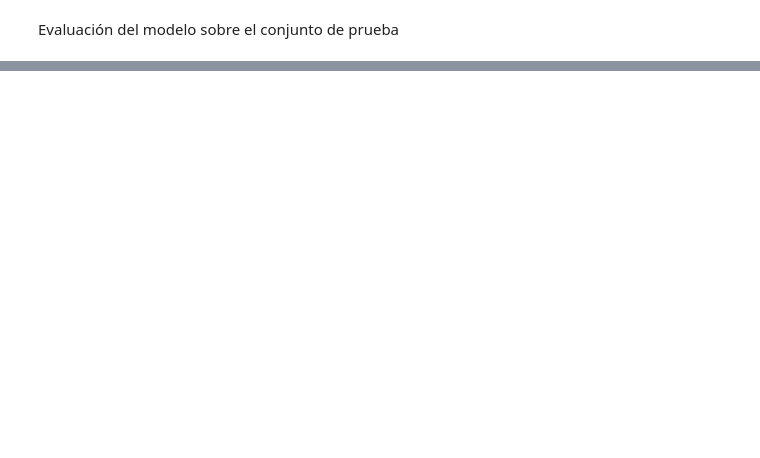
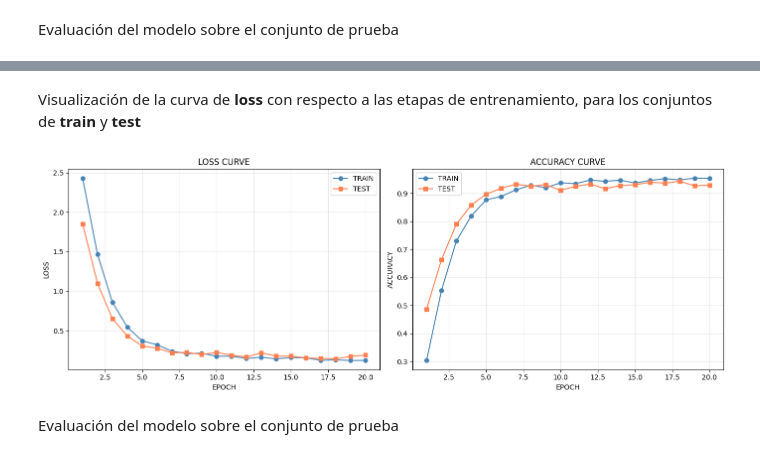
Before and after one commit to ISIS-4219-Assignments/Assignment-7, a Jupyter notebook: src/laboratorio_7_actividad.ipynb, the cells around one changed output, grey strips where cells are left out. Saved outputs shown, nothing was run; the diff lists cells and outputs as text; code cells hidden in the pictures; blank space fills up the shorter version.

```diff
--- a/src/laboratorio_7_actividad.ipynb
+++ b/src/laboratorio_7_actividad.ipynb
@@ -578,0 +599,7 @@ Hypersegmented_Neutrophil       1.00      0.59      0.75        64
+# %%
+with tf.device("/CPU:0"):
+    model.compile(
+        optimizer = keras.optimizers.Adam(learning_rate=0.001),
+        loss = keras.losses.SparseCategoricalCrossentropy(from_logits=True),
+        metrics = ["accuracy"]
+    )
@@ -578,0 +608,10 @@ Hypersegmented_Neutrophil       1.00      0.59      0.75        64
+# %%
+with tf.device("/CPU:0"):
+    history = model.fit(
+        X_train,
+        y_train,
+        validation_data = (X_test, y_test),
+        epochs = 20,
+        batch_size = 64,
+        verbose = 1
+    )
@@ -578,0 +637,27 @@ Hypersegmented_Neutrophil       1.00      0.59      0.75        64
+# %% [markdown]
+Visualización de la curva de **loss** con respecto a las etapas de entrenamiento, para los conjuntos de **train** y **test**
+# %%
+fig, (ax1, ax2) = plt.subplots(1, 2, figsize = (14, 5))
+
+ax1.plot(range(1, epochs + 1), history.history["loss"], marker = "o", label = "TRAIN", color = "steelblue")
+ax1.plot(range(1, epochs + 1), history.history["val_loss"], marker = "s", label = "TEST", color = "coral")
+ax1.set_xlabel("EPOCH")
+ax1.set_ylabel("LOSS")
+ax1.set_title("LOSS CURVE")
+ax1.legend()
+ax1.grid(True, alpha = 0.3)
+
+ax2.plot(range(1, epochs + 1), history.history["accuracy"], marker = "o", label = "TRAIN", color = "steelblue")
+ax2.plot(range(1, epochs + 1), history.history["val_accuracy"], marker = "s", label = "TEST", color = "coral")
+ax2.set_xlabel("EPOCH")
+ax2.set_ylabel("ACCURACY")
+ax2.set_title("ACCURACY CURVE")
+ax2.legend()
+ax2.grid(True, alpha = 0.3)
+
+plt.tight_layout()
+plt.show()
+# %% [output]
+[figure, added]
+# %% [markdown]
+Evaluación del modelo sobre el conjunto de prueba
```
Also changed, not shown: parts of 25 cells of this notebook.
